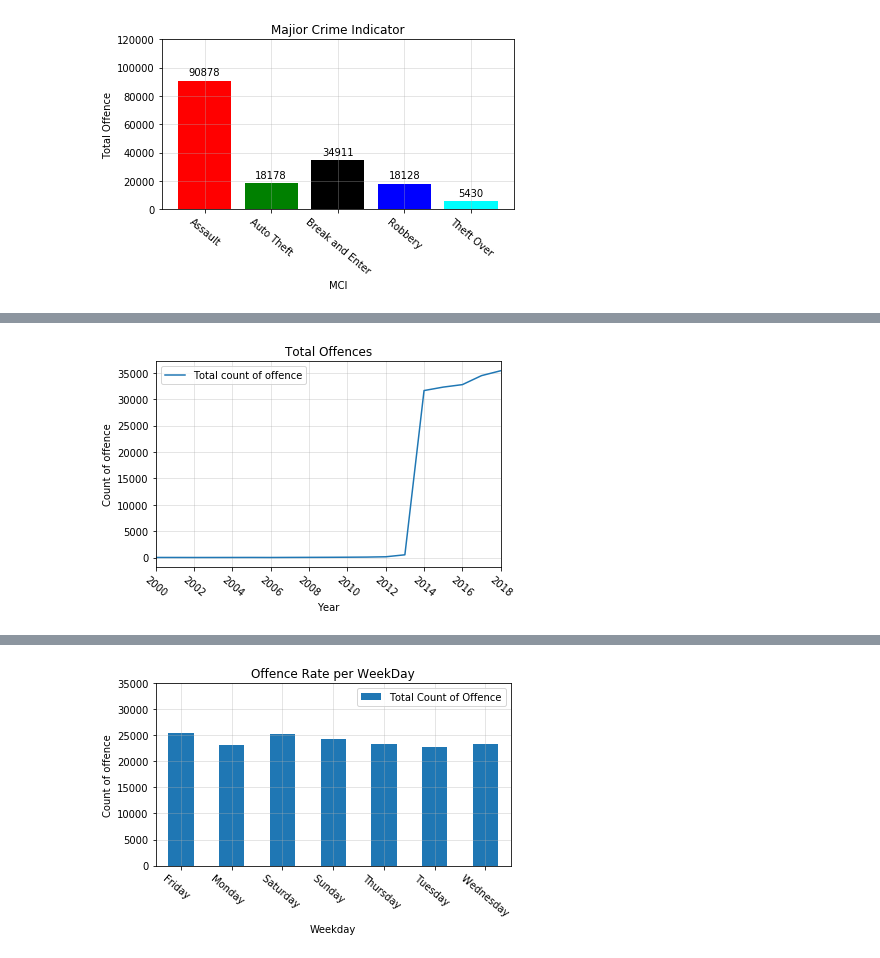
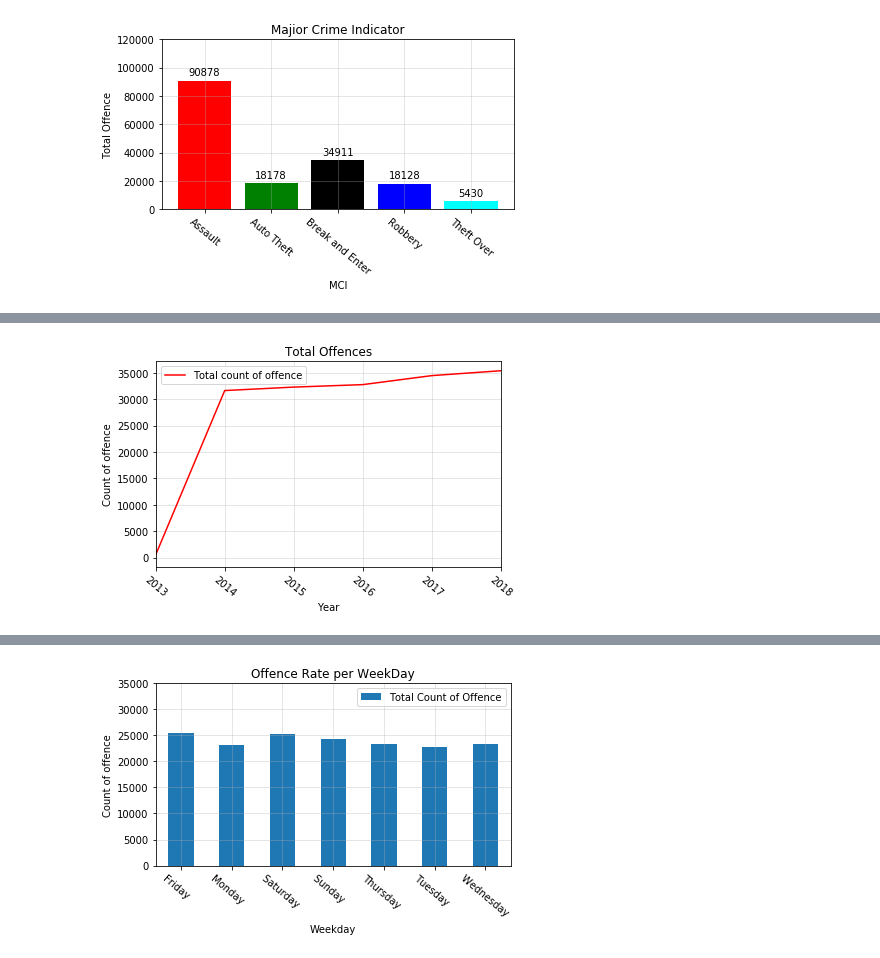
Before and after one commit to NitinMadaan/TDOT-Project, a Jupyter notebook: Project1.ipynb, the cells around one changed output, grey strips where cells are left out. Drawn from its saved outputs; the diff is of its cells as text; code cells hidden in the pictures.

```diff
--- a/Project1.ipynb
+++ b/Project1.ipynb
@@ -182,18 +175,18 @@ CountByYear_Data
 # %%
 #Plot the line graph for Total offence by Year 2000 to 2018
-
-CountByYear_Data.plot()
+#Year=["2012","2013","2014","2015","2016","2017","2018"]
+CountByYear_Data.plot(color="red")
 
 # Orient widths. Add labels, tick marks, etc.
 plt.title("Total Offences")
-
 plt.xlabel("Year")
 plt.ylabel("Count of offence")
+plt.xlim(2013,2018)
 plt.xticks(rotation=-40)
 plt.grid(alpha = .4)
 plt.tight_layout()
 # %% [output]
-[figure, old version]
+[figure, new version]
 # %%
 # Crime Analysis by Most Occurence of the week day
 Crime_Analysis2 = Crime_Data.groupby(['occurrencedayofweek'])
```
Also changed, not shown: parts of 22 cells of this notebook, 2 other files.
